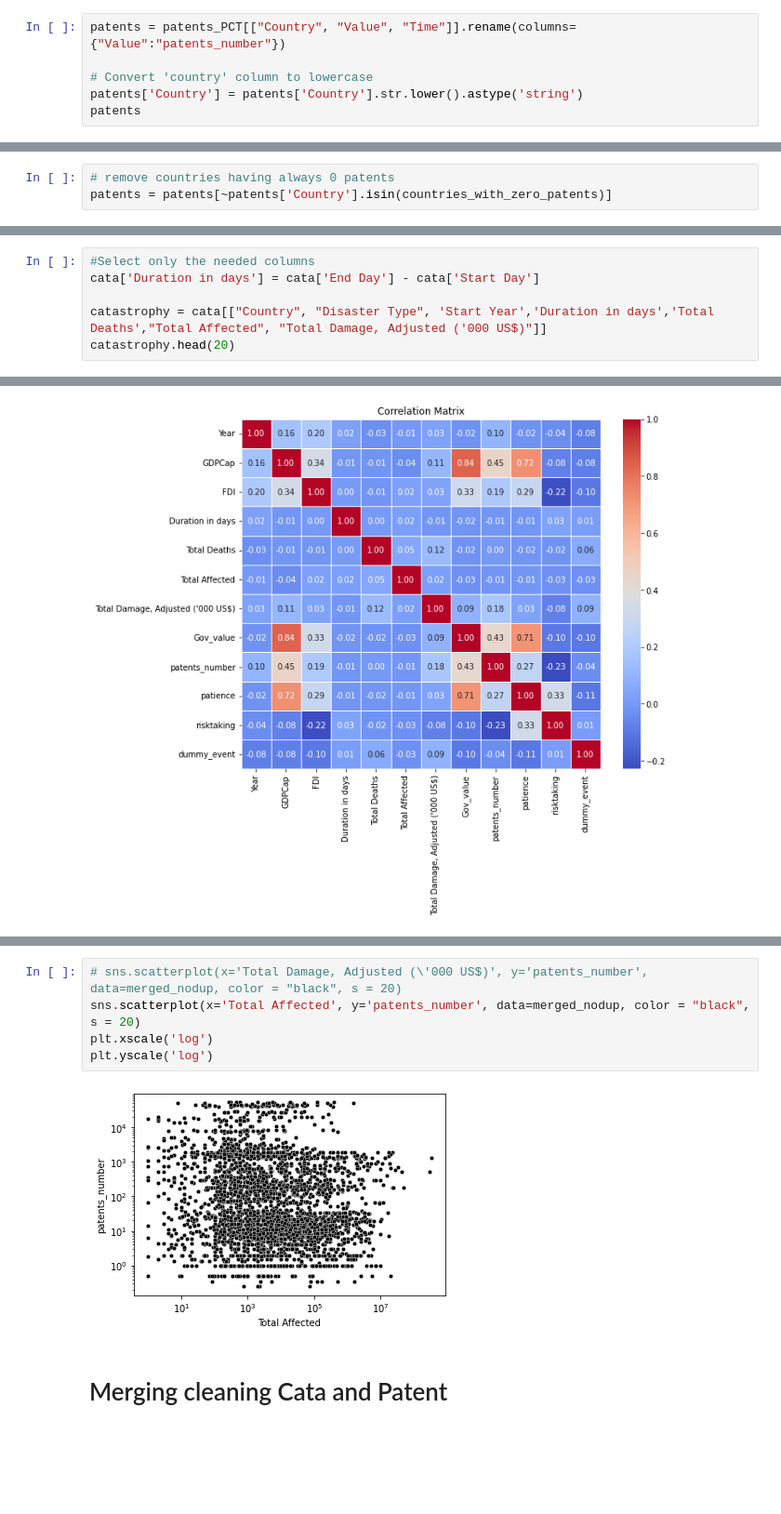
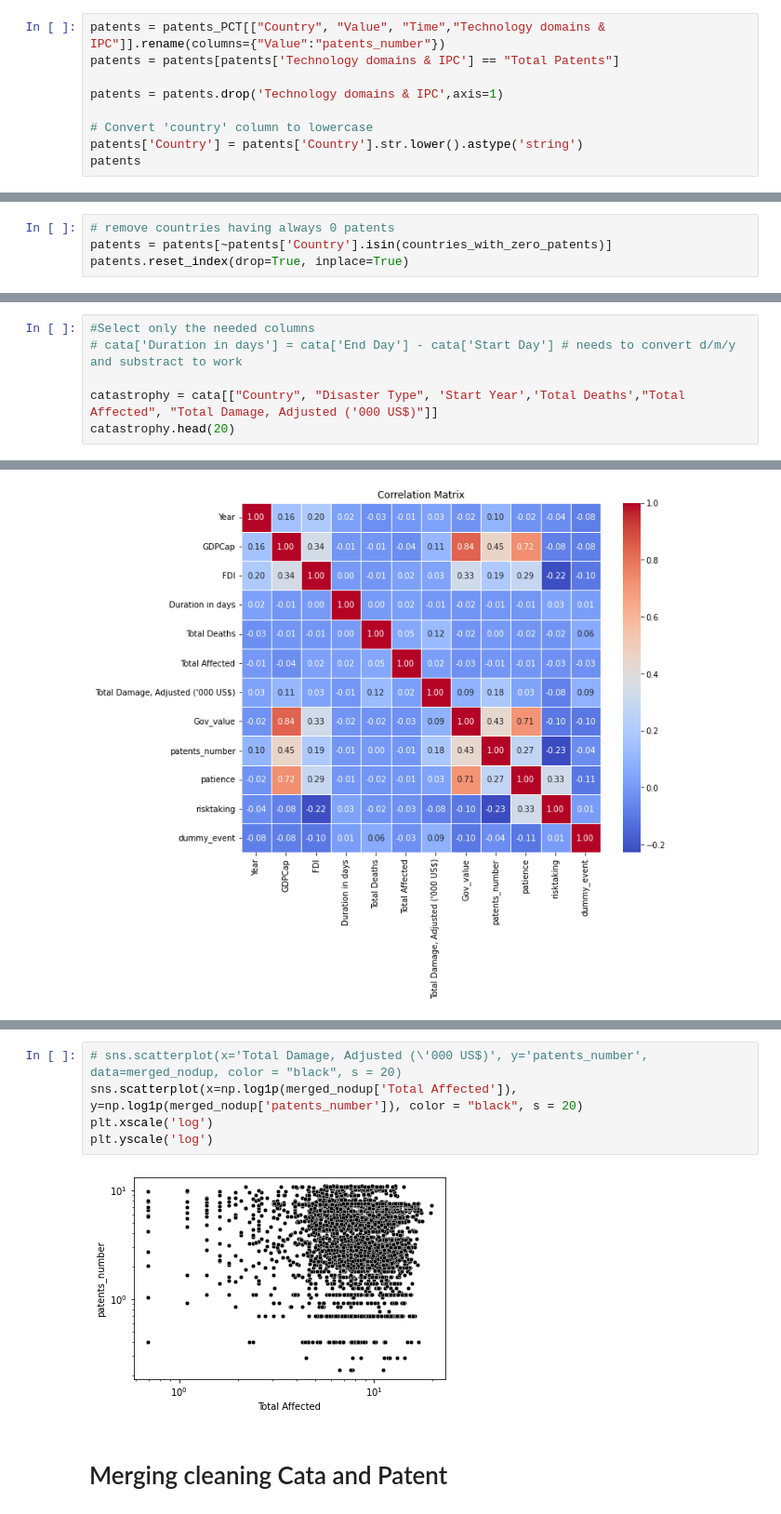
Before and after one commit to igordall/green-patents, a Jupyter notebook: Elephant_V2.ipynb, the cells around one changed output, grey strips where cells are left out. Shown at 93% size. Drawn from its saved outputs; the diff is of its cells as text; blank space fills up the shorter version.

```diff
--- a/Elephant_V2.ipynb
+++ b/Elephant_V2.ipynb
@@ -113,5 +119,8 @@ Index(['KINDPATENT', 'Patents Office & Patents Families', 'KINDCOUNTRY',
 # %%
-patents = patents_PCT[["Country", "Value", "Time"]].rename(columns={"Value":"patents_number"})
+patents = patents_PCT[["Country", "Value", "Time","Technology domains & IPC"]].rename(columns={"Value":"patents_number"})
+patents = patents[patents['Technology domains & IPC'] == "Total Patents"]
+
+patents = patents.drop('Technology domains & IPC',axis=1)
 
 # Convert 'country' column to lowercase
 patents['Country'] = patents['Country'].str.lower().astype('string')
@@ -158,6 +167,7 @@ Countries with always 0 patents:  ['briics economies - brazil, russia, india, in
 # %%
 # remove countries having always 0 patents
 patents = patents[~patents['Country'].isin(countries_with_zero_patents)]
+patents.reset_index(drop=True, inplace=True)
 # %%
 patents
 # %% [output]
@@ -307,7 +339,7 @@ Index(['DisNo.', 'Historic', 'Classification Key', 'Disaster Group',
 # %%
 #Select only the needed columns
-cata['Duration in days'] = cata['End Day'] - cata['Start Day']
+# cata['Duration in days'] = cata['End Day'] - cata['Start Day'] # needs to convert d/m/y and substract to work
 
-catastrophy = cata[["Country", "Disaster Type", 'Start Year','Duration in days','Total Deaths',"Total Affected", "Total Damage, Adjusted ('000 US$)"]]
+catastrophy = cata[["Country", "Disaster Type", 'Start Year','Total Deaths',"Total Affected", "Total Damage, Adjusted ('000 US$)"]]
 catastrophy.head(20)
 # %% [output]
@@ -1031,10 +1170,10 @@ plt.show()
 # %%
 # sns.scatterplot(x='Total Damage, Adjusted (\'000 US$)', y='patents_number', data=merged_nodup, color = "black", s = 20)
-sns.scatterplot(x='Total Affected', y='patents_number', data=merged_nodup, color = "black", s = 20)
+sns.scatterplot(x=np.log1p(merged_nodup['Total Affected']), y=np.log1p(merged_nodup['patents_number']), color = "black", s = 20)
 plt.xscale('log')
 plt.yscale('log')
 # %% [output]
-[figure, old version]
+[figure, new version]
 # %% [markdown]
 # Merging cleaning Cata and Patent
 # %%
```
Also changed, not shown: parts of 32 cells of this notebook.
